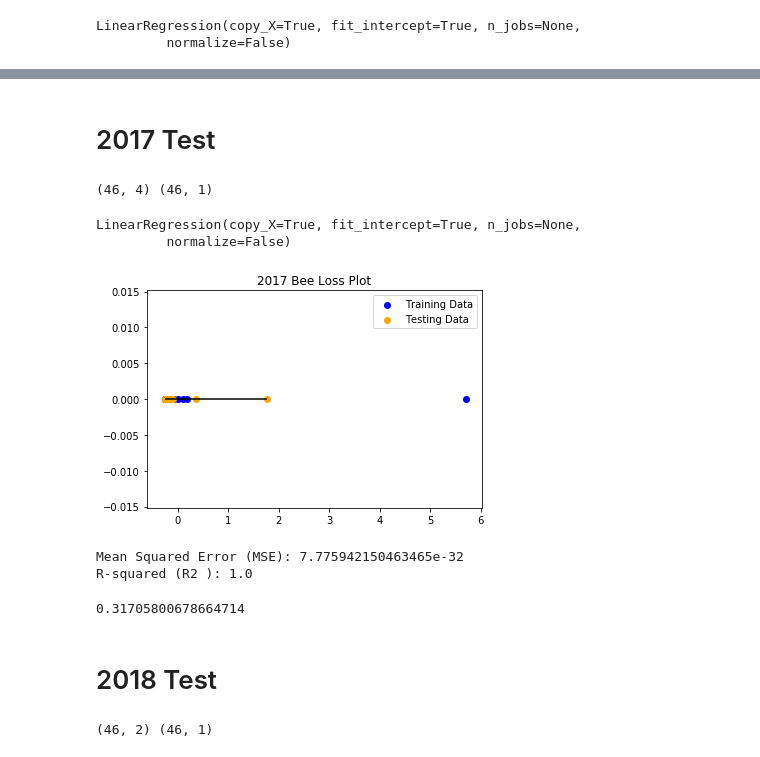
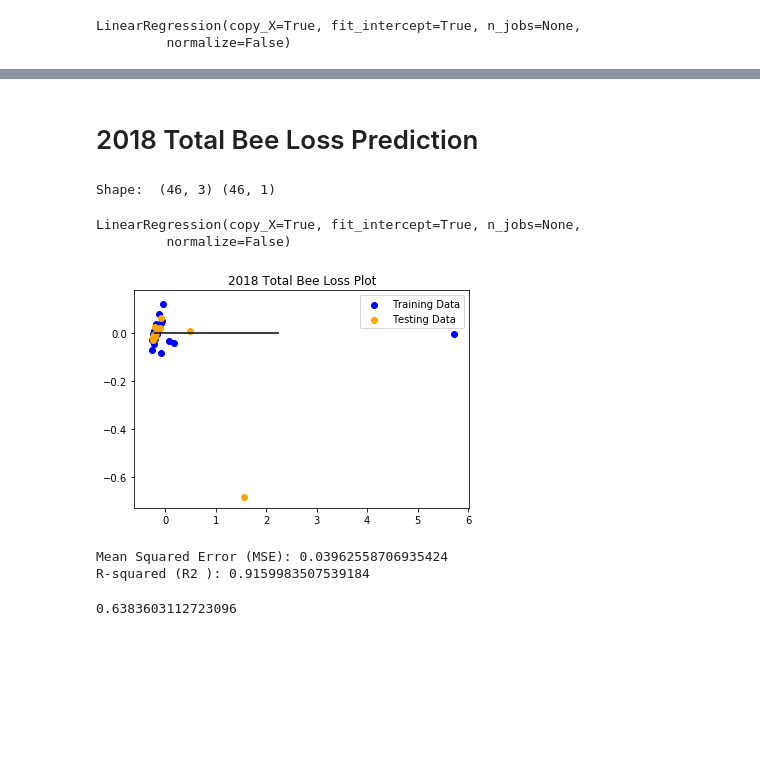
Before and after one commit to CamillaBahr/Final-Project, a Jupyter notebook: Subhra's work/SN_ML_2.ipynb, the cells around one changed output, grey strips where cells are left out. Drawn from its saved outputs; the diff is of its cells as text; code cells hidden in the pictures; blank space fills up the shorter version.

```diff
--- a/Subhra's work/SN_ML_2.ipynb
+++ b/Subhra's work/SN_ML_2.ipynb
@@ -178,13 +177,15 @@ model.score(X_test, y_test)
-# %% [markdown]
-#                                        2017 Test
+# %% [markdown]
+#                                 2018 Total Bee Loss Prediction
 # %%
-# Assign X (data) and y (target)
+# Assign the data to X and y
+# Note: Sklearn requires a two-dimensional array of values
+# so we use reshape to create this
 
-X = Bee_df[['Winter_2017', 'Spring_2017', 'Summer_2017', 'Fall_2017']]
-y = Bee_df["Total_2017"].values.reshape(-1, 1)
-print(X.shape, y.shape)
+X = Bee_df[['Total_2015', 'Total_2016', 'Total_2017']]
+y = Bee_df[['2018_total']].values.reshape(-1, 1)
+print("Shape: ", X.shape, y.shape)
 # %% [output]
-(46, 4) (46, 1)
+Shape:  (46, 3) (46, 1)
 # %%
 # Split the data into training and testing
 
@@ -217,19 +218,18 @@ LinearRegression(copy_X=True, fit_intercept=True, n_jobs=None,
 # %%
 # Make predictions using the X_test_scaled data
 # Plot y_test_scaled vs y_test_scaled
 # Scatter plot y_test_scaled vs predictions
-
 
 predictions = model.predict(X_test_scaled)
 model.fit(X_train_scaled, y_train_scaled)
 plt.scatter(model.predict(X_train_scaled), model.predict(X_train_scaled) - y_train_scaled, c="blue", label="Training Data")
 plt.scatter(model.predict(X_test_scaled), model.predict(X_test_scaled) - y_test_scaled, c="orange", label="Testing Data")
 plt.legend()
 plt.hlines(y=0, xmin=y_test_scaled.min(), xmax=y_test_scaled.max())
-plt.title("2017 Bee Loss Plot")
+plt.title("2018 Total Bee Loss Plot")
 plt.show()
 # %% [output]
-[figure, old version]
+[figure, new version]
 # %%
 # Used X_test_scaled, y_test_scaled, and model.predict(X_test_scaled) to calculate MSE and R2
 
@@ -241,21 +241,11 @@ r2 = model.score(X_test_scaled, y_test_scaled)
 print(f"Mean Squared Error (MSE): {MSE}")
 print(f"R-squared (R2 ): {r2}")
 # %% [output]
-Mean Squared Error (MSE): 7.775942150463465e-32
-R-squared (R2 ): 1.0
+Mean Squared Error (MSE): 0.03962558706935424
+R-squared (R2 ): 0.9159983507539184
 # %%
 # Call the `score` method on the model to show the r2 score
 
 model.score(X_test, y_test)
 # %% [output]
-0.31705800678664714
+0.6383603112723096
-# %% [markdown]
-#                                        2018 Test
-# %%
-# Assign X (data) and y (target)
-
-X = Bee_df[['Winter_2018', 'Spring_2018']]
-y = Bee_df["2018_total"].values.reshape(-1, 1)
-print(X.shape, y.shape)
-# %% [output]
-(46, 2) (46, 1)
```
Also changed, not shown: parts of 20 cells of this notebook, 7 other files.
